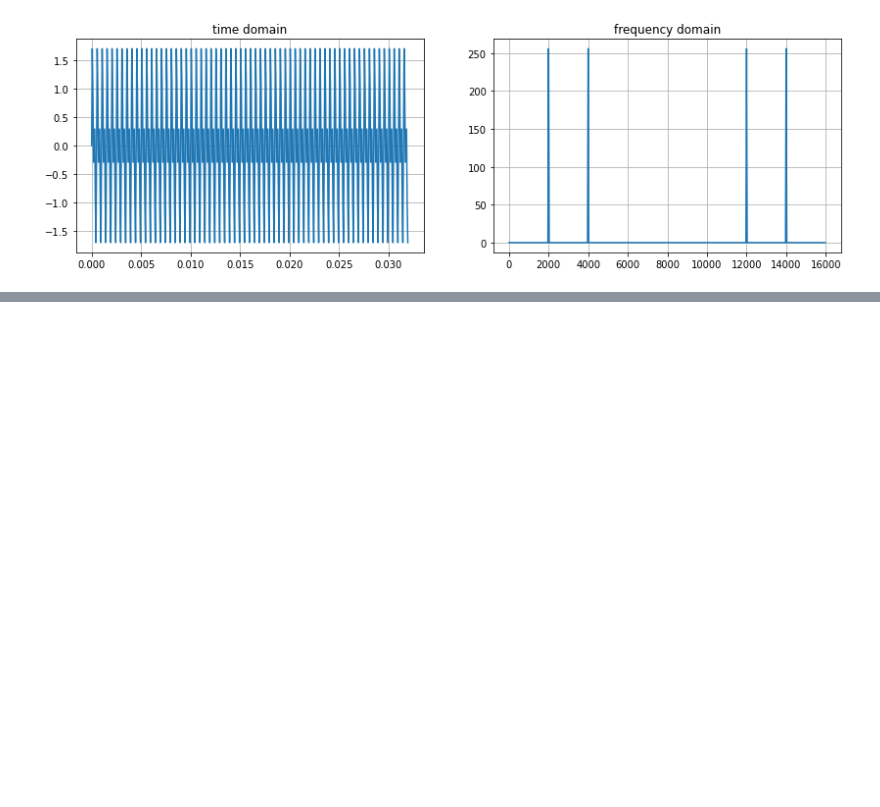
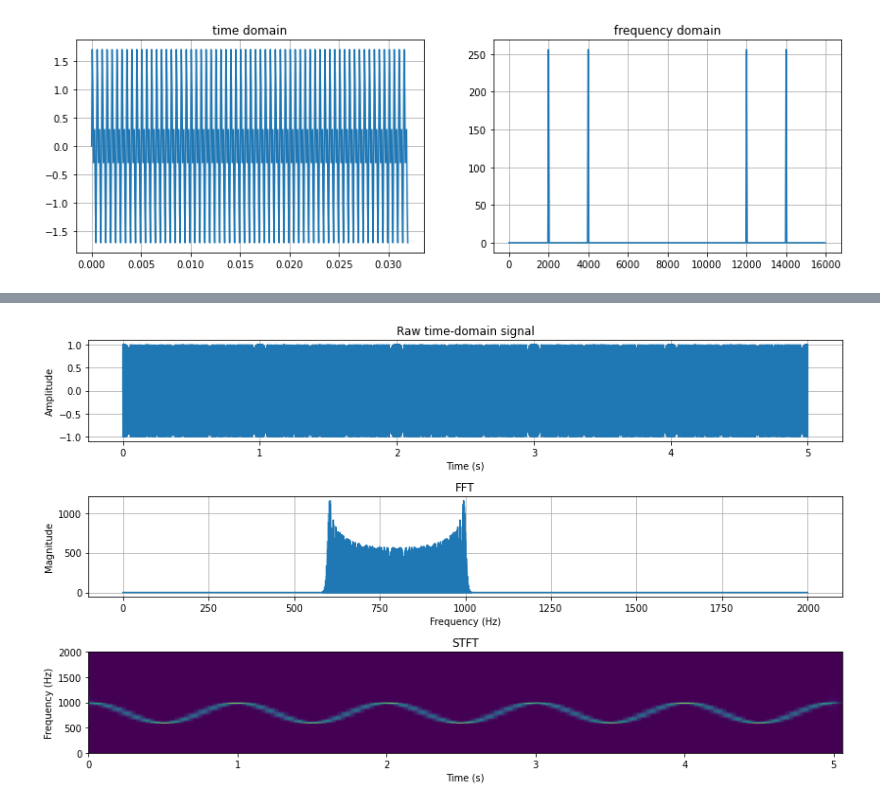
Before and after one commit to philgzl/dsp-primer, a Jupyter notebook: notebook.ipynb, the cells around one changed output, grey strips where cells are left out. Cells and saved outputs as stored; diff of their text form; code cells hidden in the pictures; blank space fills up the shorter version.

```diff
--- a/notebook.ipynb
+++ b/notebook.ipynb
@@ -347,0 +445,37 @@ plt.show()  # you should observe the curves overlap in both plots
+# %%
+from scipy.signal import stft
+
+fs = 4e3
+f_mod = 1  # modulation frequency
+f_delta = 200  # modulation depth
+f0 = 800
+T = 5
+t = np.arange(0, T, 1/fs)
+x = np.sin(2*np.pi*t*f0 + f_delta/f_mod*np.sin(2*np.pi*t*f_mod))
+
+fig, axes = plt.subplots(3, 1, figsize=(12, 7))
+
+axes[0].plot(t, x)
+axes[0].set_title('Raw time-domain signal')
+axes[0].set_xlabel('Time (s)')
+axes[0].set_ylabel('Amplitude')
+
+X = np.fft.rfft(x)
+f = np.fft.rfftfreq(len(x), 1/fs)
+
+axes[1].plot(f, abs(X))
+axes[1].set_title('FFT')
+axes[1].set_xlabel('Frequency (Hz)')
+axes[1].set_ylabel('Magnitude')
+
+f, t, S = stft(x, fs, nperseg=512)
+
+axes[2].pcolormesh(t, f, abs(S), shading='gouraud')
+axes[2].set_title('STFT')
+axes[2].set_xlabel('Time (s)')
+axes[2].set_ylabel('Frequency (Hz)')
+
+fig.tight_layout()
+plt.show()
+# %% [output]
+[figure, added]
```
Also changed, not shown: parts of 22 cells of this notebook, 4 other files.
